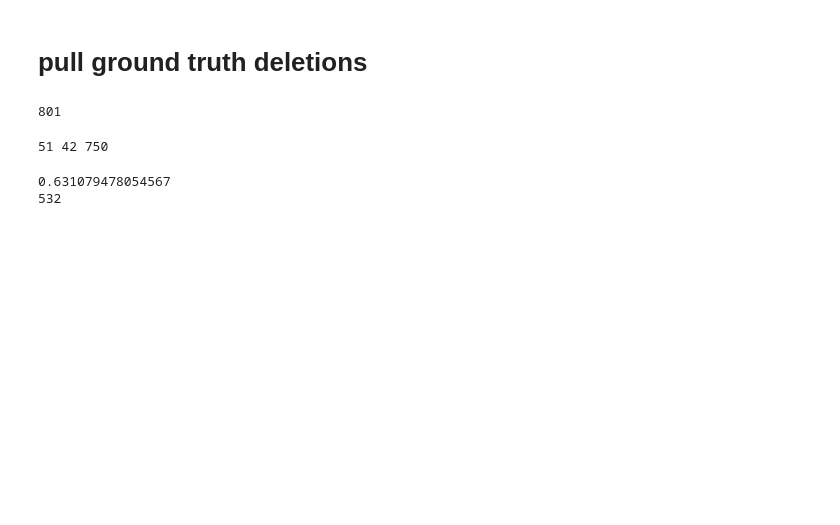
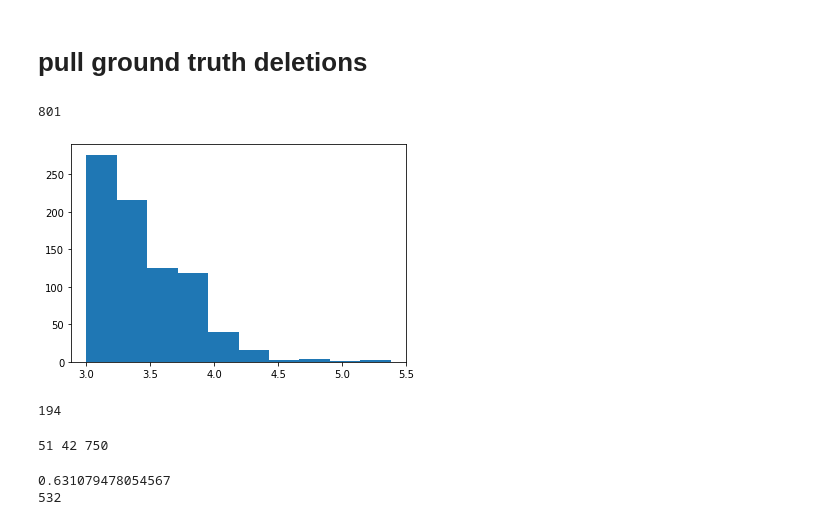
Before and after one commit to kpaskov/PhasingFamilies, a Jupyter notebook: validation/hg002.ipynb, the cells around one changed output. Drawn from its saved outputs; the diff is of its cells as text; code cells hidden in the pictures; blank space fills up the shorter version.

```diff
--- a/validation/hg002.ipynb
+++ b/validation/hg002.ipynb
@@ -141,6 +141,14 @@ with gzip.open('../data/hg002/HG002_SVs_Tier1_v0.6.vcf.gz', 'rt') as f:
 print(len(ground_truth))
 # %% [output]
 801
+# %%
+plt.hist(np.log10([d['length'] for d in ground_truth]))
+plt.show()
+
+print(len([d for d in ground_truth if d['length']>5000]))
+# %% [output]
+[figure, added]
+194
 # %%
 # check overlap
 
```
Also changed, not shown: parts of 9 cells of this notebook, 7 other files.
